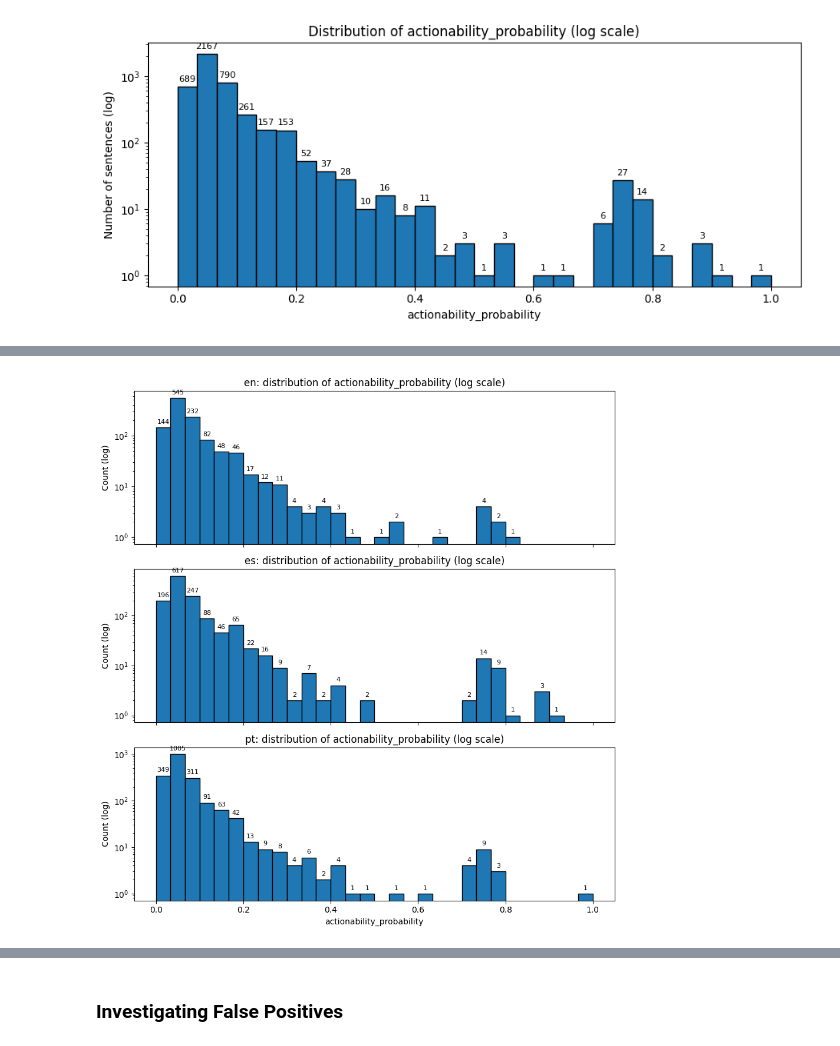
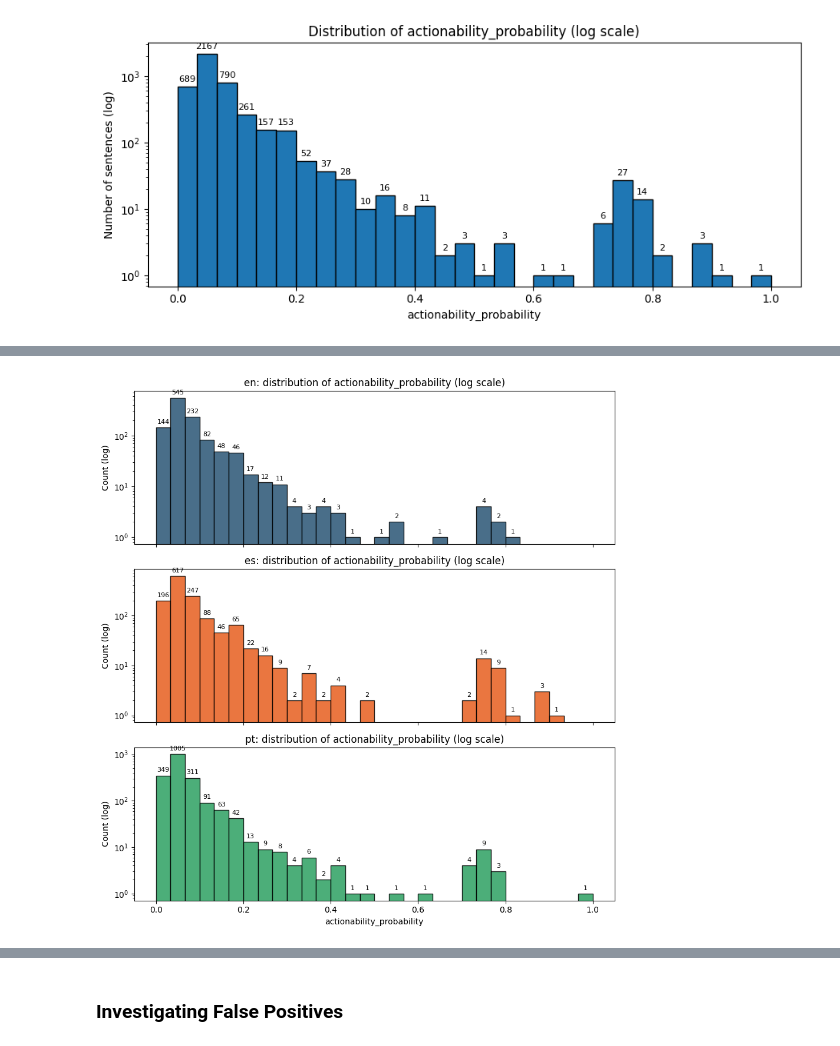
Before and after one commit to Lenap0911/NLP-model, a Jupyter notebook: nlp/actionability_tester.ipynb, the cells around one changed output, grey strips where cells are left out. Cells and saved outputs as stored; diff of their text form; code cells hidden in the pictures.

```diff
--- a/nlp/actionability_tester.ipynb
+++ b/nlp/actionability_tester.ipynb
@@ -64,10 +75,7 @@ plt.show()
 [figure]
 # %%
 
-# bar chart: number of sentences per language (log scale) with counts on top
-import numpy as np
-import pandas as pd
-import matplotlib.pyplot as plt
+# bar chart: number of sentences per language (linear scale) with counts on top
 
 col = "actionability_probability"
 lang_col = "language"
@@ -78,17 +86,25 @@ for c in [col, lang_col]:
 
 dfp = df_out[[col, lang_col]].copy()
 dfp[col] = pd.to_numeric(dfp[col], errors="coerce")
+dfp[lang_col] = dfp[lang_col].astype(str).str.strip().str.lower()
 dfp = dfp.dropna(subset=[col, lang_col])
 
-counts_by_lang = dfp[lang_col].astype(str).value_counts().sort_index()
+# Keep a stable order + colors across the notebook
+counts_by_lang = dfp[lang_col].value_counts()
+counts_by_lang = counts_by_lang.reindex(LANG_ORDER, fill_value=0)
+colors = [lang_color(l) for l in counts_by_lang.index.tolist()]
 
 fig, ax = plt.subplots(figsize=(7, 4))
-bars = ax.bar(counts_by_lang.index.tolist(), counts_by_lang.values.tolist(), edgecolor="black")
+bars = ax.bar(
+    counts_by_lang.index.tolist(),
+    counts_by_lang.values.tolist(),
+    edgecolor="black",
+    color=colors,
+ )
 
-ax.set_yscale("log")
-ax.set_title("Sentences per language (log scale)")
+ax.set_title("Sentences per language")
 ax.set_xlabel("language")
-ax.set_ylabel("Number of sentences (log)")
+ax.set_ylabel("Number of sentences")
 
 # labels on top of bars
 for b in bars:
@@ -112,8 +128,5 @@ plt.show()
 # %%
 # subplots: one histogram per language for actionability_probability (log y) with counts on bars
-import numpy as np
-import pandas as pd
-import matplotlib.pyplot as plt
 
 col = "actionability_probability"
 lang_col = "language"
@@ -127,9 +140,12 @@ dfp[col] = pd.to_numeric(dfp[col], errors="coerce")
 dfp[lang_col] = dfp[lang_col].astype(str).str.strip().str.lower()
 dfp = dfp.dropna(subset=[col, lang_col])
 
-langs = sorted(dfp[lang_col].unique().tolist())
-if not langs:
+langs_found = sorted(dfp[lang_col].unique().tolist())
+if not langs_found:
     raise ValueError("No languages found.")
+
+# Stable subplot ordering: LANG_ORDER first, then any extras
+langs = [l for l in LANG_ORDER if l in langs_found] + [l for l in langs_found if l not in LANG_ORDER]
 
 # Use shared bins across languages so plots are comparable
 xmin = float(dfp[col].min())
@@ -145,32 +161,39 @@ if len(langs) == 1:
     axes = [axes]
 
 for ax, lang in zip(axes, langs):
     s = dfp.loc[dfp[lang_col] == lang, col]
+    color = lang_color(lang)
 
-    counts, _, patches = ax.hist(s, bins=bins, edgecolor="black")
+    counts, _, patches = ax.hist(
+        s,
+        bins=bins,
+        edgecolor="black",
+        color=color,
+        alpha=0.85,
+    )
     ax.set_yscale("log")
     ax.set_title(f"{lang}: distribution of {col} (log scale)")
     ax.set_ylabel("Count (log)")
 
     # label counts on bars
     for c, p in zip(counts, patches):
         if c <= 0:
             continue
         x = p.get_x() + p.get_width() / 2
         y = p.get_height()
         ax.annotate(
             f"{int(c)}",
             (x, y),
             ha="center",
             va="bottom",
             fontsize=8,
             textcoords="offset points",
             xytext=(0, 3),
         )
 
 axes[-1].set_xlabel(col)
 
 plt.tight_layout()
 plt.show()
 # %% [output]
-[figure, old version]
+[figure, new version]
```
Also changed, not shown: parts of 10 cells of this notebook.
